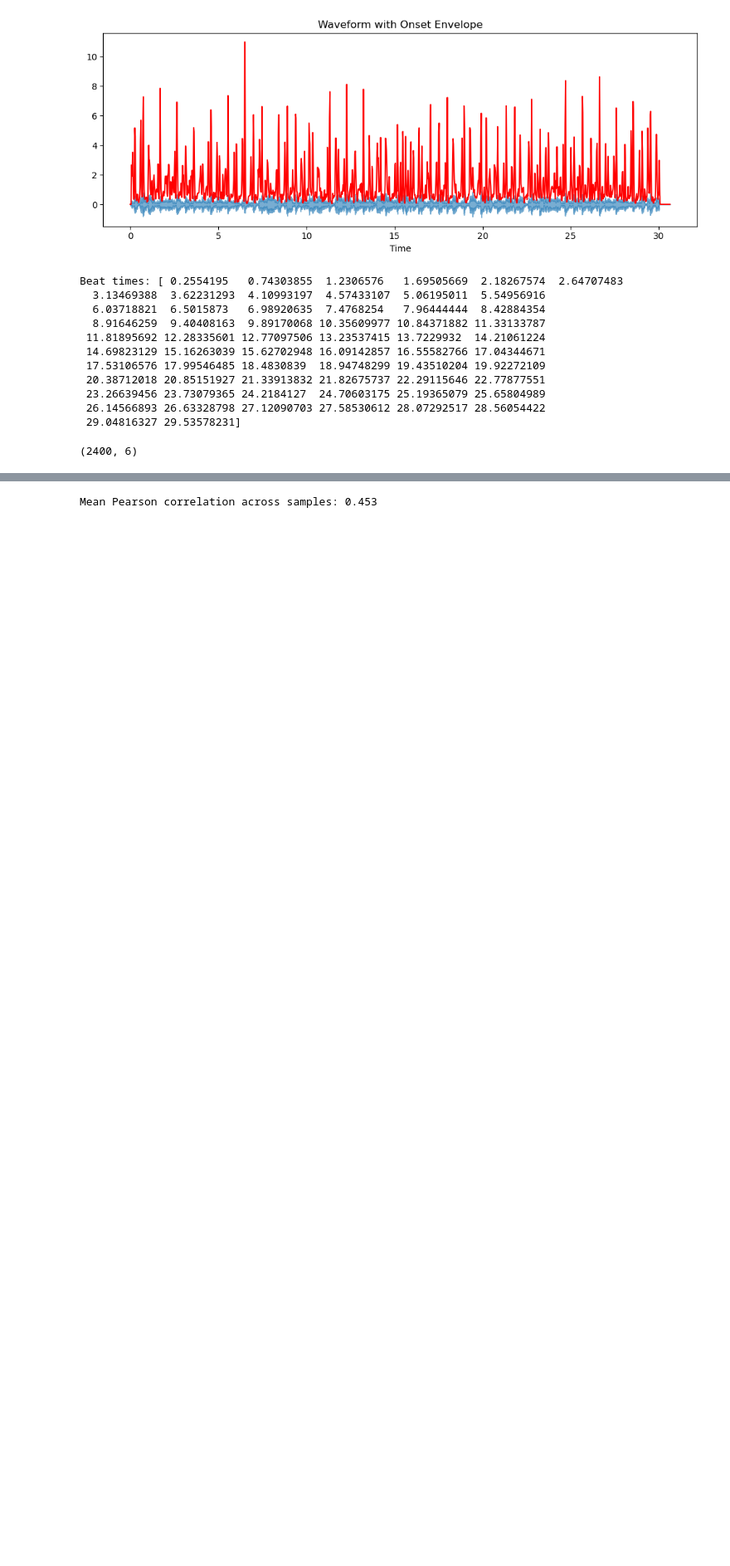
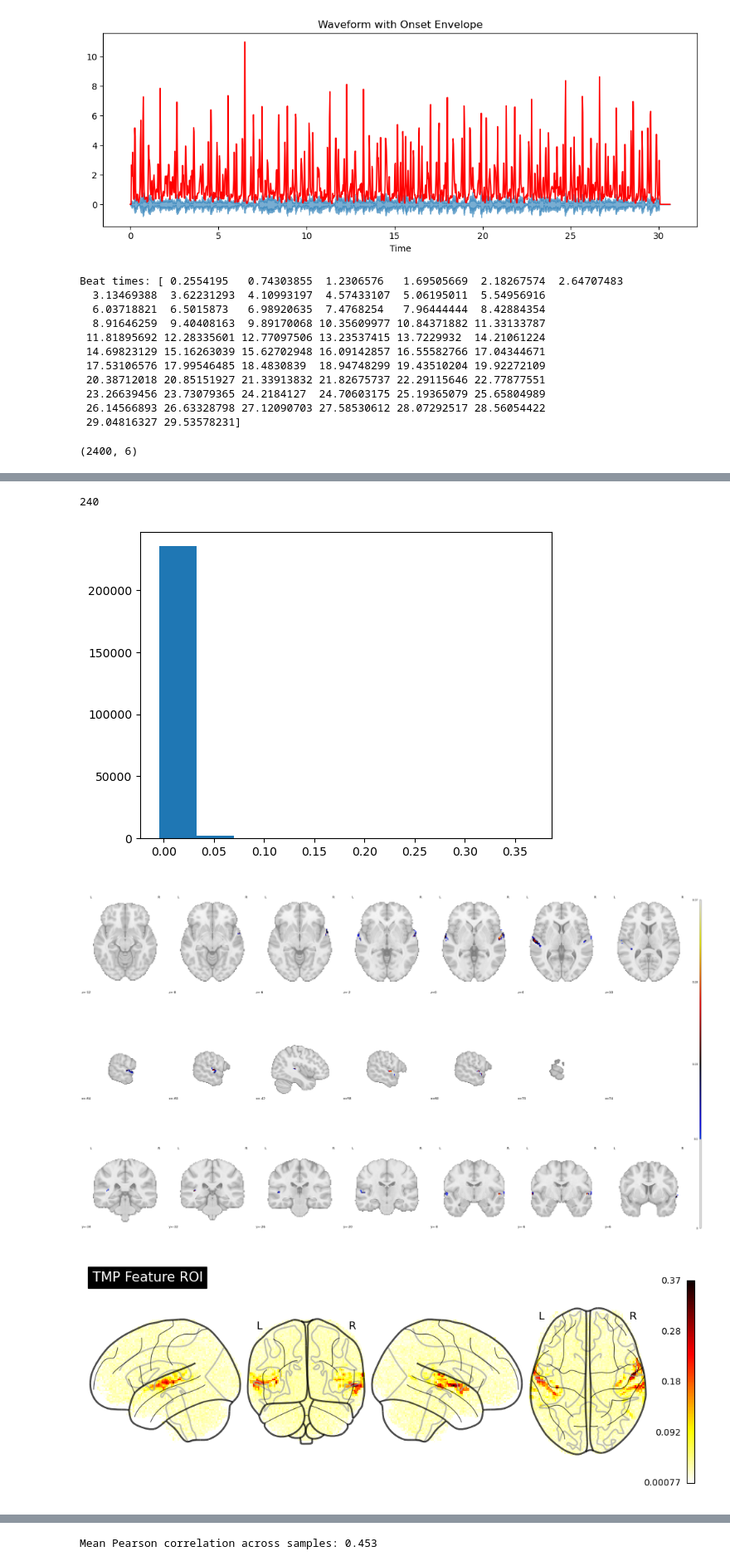
Before and after one commit to mattciff5/genre-to-fmri, a Jupyter notebook: multisubj_review.ipynb, the cells around one changed output, grey strips where cells are left out. Shown at 83% size. Cells and saved outputs as stored; diff of their text form; code cells hidden in the pictures; blank space fills up the shorter version.

```diff
--- a/multisubj_review.ipynb
+++ b/multisubj_review.ipynb
@@ -797,0 +804,53 @@ train_tmp_features.shape
+# %%
+train_tmp_encoding_01 = [extract_temporal_features(audio.squeeze(0)) for audio in tqdm.tqdm(working_data_dict['sub-001']['train_audio'])]
+train_tmp_encoding_01 = np.vstack(train_tmp_encoding_01)
+print(train_tmp_encoding_01.shape)
+# %%
+from joblib import dump
+from sklearn.preprocessing import StandardScaler
+
+train_encode_model=True
+thr=0.10
+if train_encode_model:
+
+    from himalaya.ridge import RidgeCV
+
+    scaler = StandardScaler()
+    X = scaler.fit_transform(train_tmp_encoding_01)
+    y = working_data_dict['sub-001']['train_fmri'].squeeze(1).numpy()
+
+    vm=RidgeCV(alphas=[0.01,0.1,1,10,20,50,1e2,1e3,1e4])
+    # vm=RidgeCV(alphas=[0.1,1,10])
+    vm.fit(X,y)
+    voxels_scores=vm.score(X,y)
+    predict=vm.predict(X)
+
+    plt.hist(voxels_scores)
+    masker = base_masker
+    R2_img=masker.inverse_transform(np.array(voxels_scores))
+
+    R2_img_smooth=nilearn.image.smooth_img(R2_img,1)
+    R2_img_smooth_thr=nilearn.image.threshold_img(R2_img_smooth,threshold=thr,cluster_threshold=100)
+    R2_data=R2_img_smooth.get_fdata()
+
+    R2_data_masked=masker.transform(R2_img_smooth_thr)
+    selected_indices=(R2_data_masked>0)
+    print(selected_indices.sum())
+    plotting.plot_stat_map(R2_img_smooth_thr,display_mode="mosaic",colorbar=True,threshold=thr)
+
+    # Salvataggio del modello
+    # model_path = "encoding_trained_model.joblib"
+    # dump(vm, model_path)
+    # print(f"Modello addestrato salvato in: {model_path}")
+
+    #save mask
+    binary_mask=(R2_data_masked>0)*1.
+    mask=masker.inverse_transform(binary_mask.squeeze())
+
+    display = plotting.plot_glass_brain(R2_img_smooth, display_mode="lyrz", title="TMP Feature ROI", colorbar=True)
+    # nib.save(mask,"mask_to_save/mask_him_015.nii.gz")
+# %% [output]
+240
+[figure, added]
+[figure, added]
+[figure, added]
```
Also changed, not shown: parts of 20 cells of this notebook.
